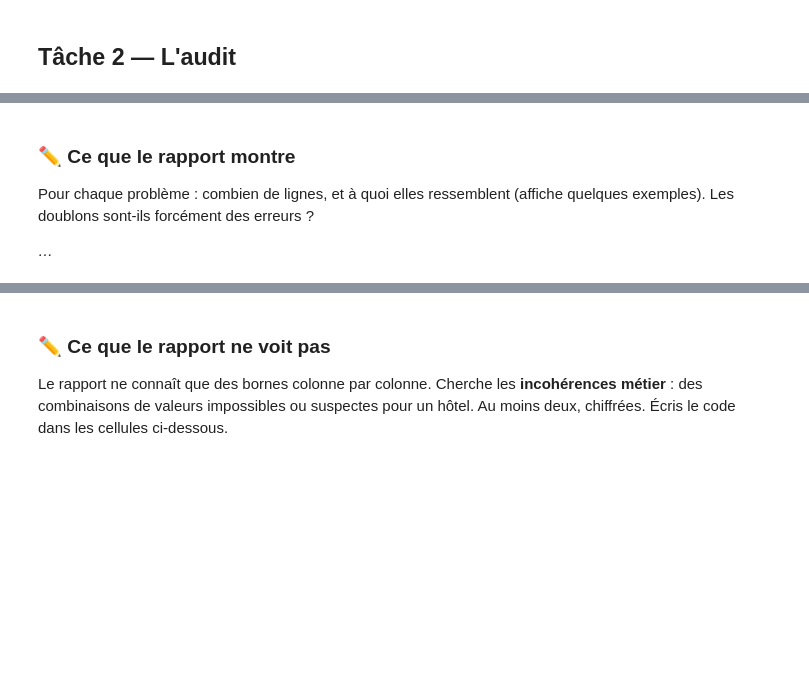
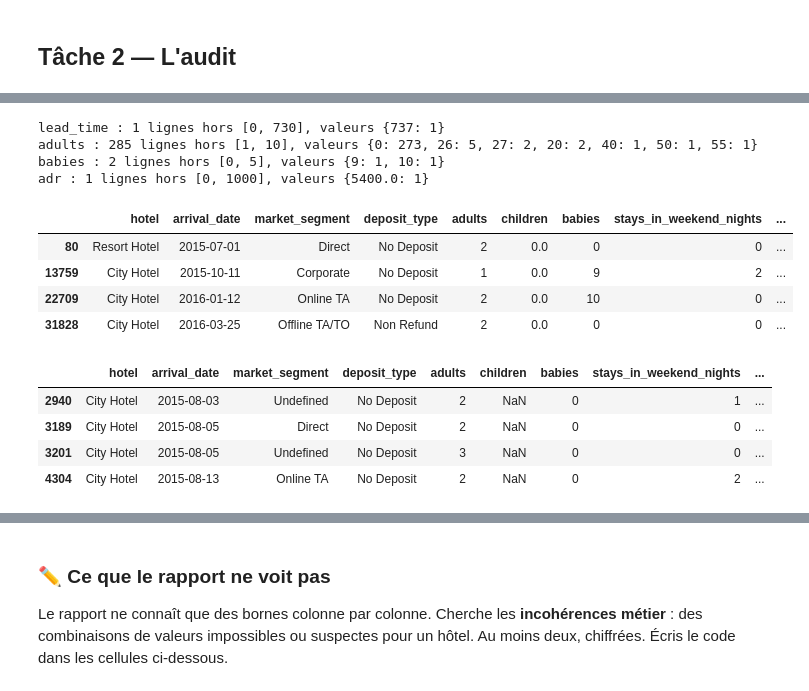
Before and after one commit to SadiDelhayeEVIDEN/M2-B1-nettoyage-sadi, a Jupyter notebook: notebooks/01_audit.ipynb, the cells around one changed output, grey strips where cells are left out. Drawn from its saved outputs; the diff is of its cells as text; code cells hidden in the pictures; blank space fills up the shorter version.

```diff
--- a/notebooks/01_audit.ipynb
+++ b/notebooks/01_audit.ipynb
@@ -60,7 +75,28 @@ print(doublons.sum(), "lignes en double")
-# %% [markdown]
-### ✏️ Ce que le rapport montre
-
-Pour chaque problème : combien de lignes, et à quoi elles ressemblent (affiche quelques exemples).
-Les doublons sont-ils forcément des erreurs ?
-
-*…*
+# %%
+# Exemples : quelles valeurs sont hors bornes, colonne par colonne
+for col, (bas, haut) in BORNES.items():
+    hors = df[(df[col] < bas) | (df[col] > haut)]
+    if len(hors):
+        print(f"{col} : {len(hors)} lignes hors [{bas}, {haut}], valeurs {hors[col].value_counts().to_dict()}")
+# %% [output]
+lead_time : 1 lignes hors [0, 730], valeurs {737: 1}
+adults : 285 lignes hors [1, 10], valeurs {0: 273, 26: 5, 27: 2, 20: 2, 40: 1, 50: 1, 55: 1}
+babies : 2 lignes hors [0, 5], valeurs {9: 1, 10: 1}
+adr : 1 lignes hors [0, 1000], valeurs {5400.0: 1}
+# %%
+# Exemples : les lignes extrêmes et les children manquants
+COLS_EXEMPLE = ["hotel", "arrival_date", "market_segment", "deposit_type", "adults", "children", "babies",
+                "stays_in_weekend_nights", "stays_in_week_nights", "adr", "is_canceled"]
+display(df.loc[(df["adr"] > 1000) | (df["babies"] > 5) | (df["lead_time"] > 730), COLS_EXEMPLE])
+display(df.loc[df["children"].isna(), COLS_EXEMPLE])
+# %% [output]
+|  | hotel | arrival_date | market_segment | deposit_type | adults | children | babies | stays_in_weekend_nights | ... |
+| 80 | Resort Hotel | 2015-07-01 | Direct | No Deposit | 2 | 0.0 | 0 | 0 | ... |
+| 13759 | City Hotel | 2015-10-11 | Corporate | No Deposit | 1 | 0.0 | 9 | 2 | ... |
+| 22709 | City Hotel | 2016-01-12 | Online TA | No Deposit | 2 | 0.0 | 10 | 0 | ... |
+| 31828 | City Hotel | 2016-03-25 | Offline TA/TO | Non Refund | 2 | 0.0 | 0 | 0 | ... |
+|  | hotel | arrival_date | market_segment | deposit_type | adults | children | babies | stays_in_weekend_nights | ... |
+| 2940 | City Hotel | 2015-08-03 | Undefined | No Deposit | 2 | NaN | 0 | 1 | ... |
+| 3189 | City Hotel | 2015-08-05 | Direct | No Deposit | 2 | NaN | 0 | 0 | ... |
+| 3201 | City Hotel | 2015-08-05 | Undefined | No Deposit | 3 | NaN | 0 | 0 | ... |
+| 4304 | City Hotel | 2015-08-13 | Online TA | No Deposit | 2 | NaN | 0 | 2 | ... |
```
Also changed, not shown: parts of 17 cells of this notebook, 2 other files.
